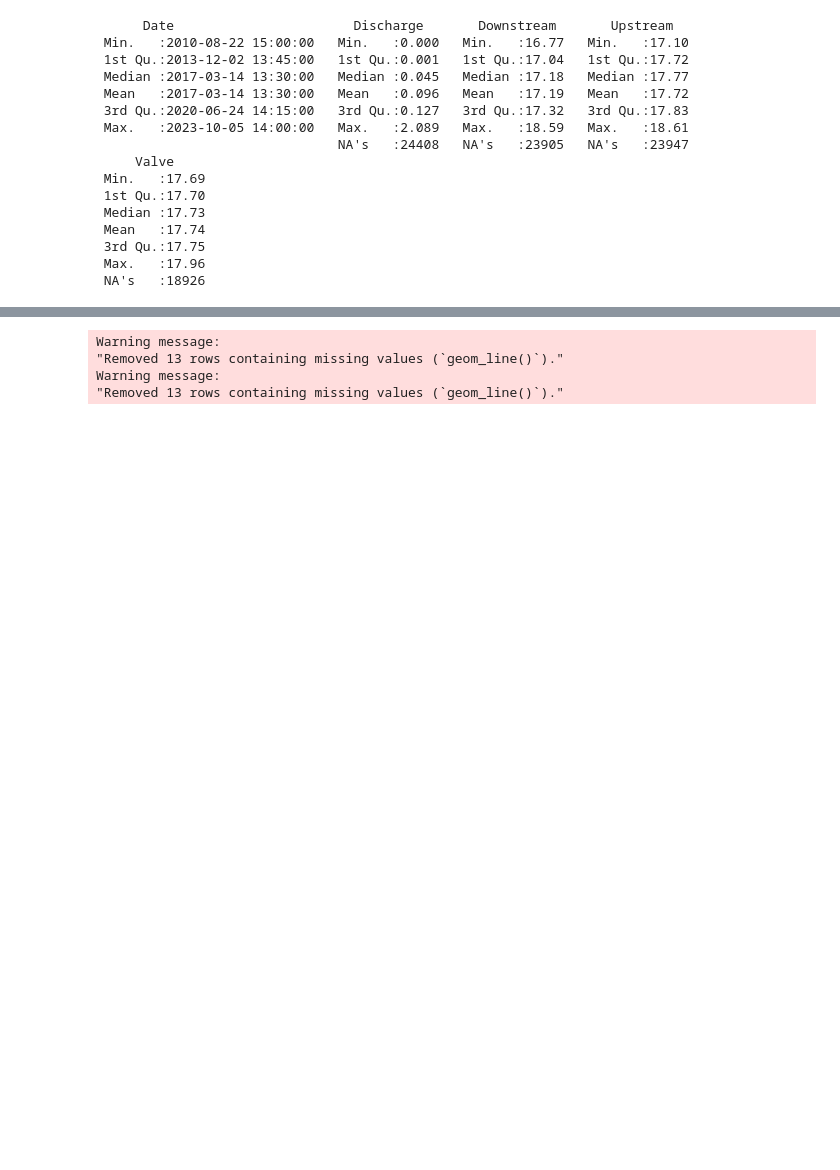
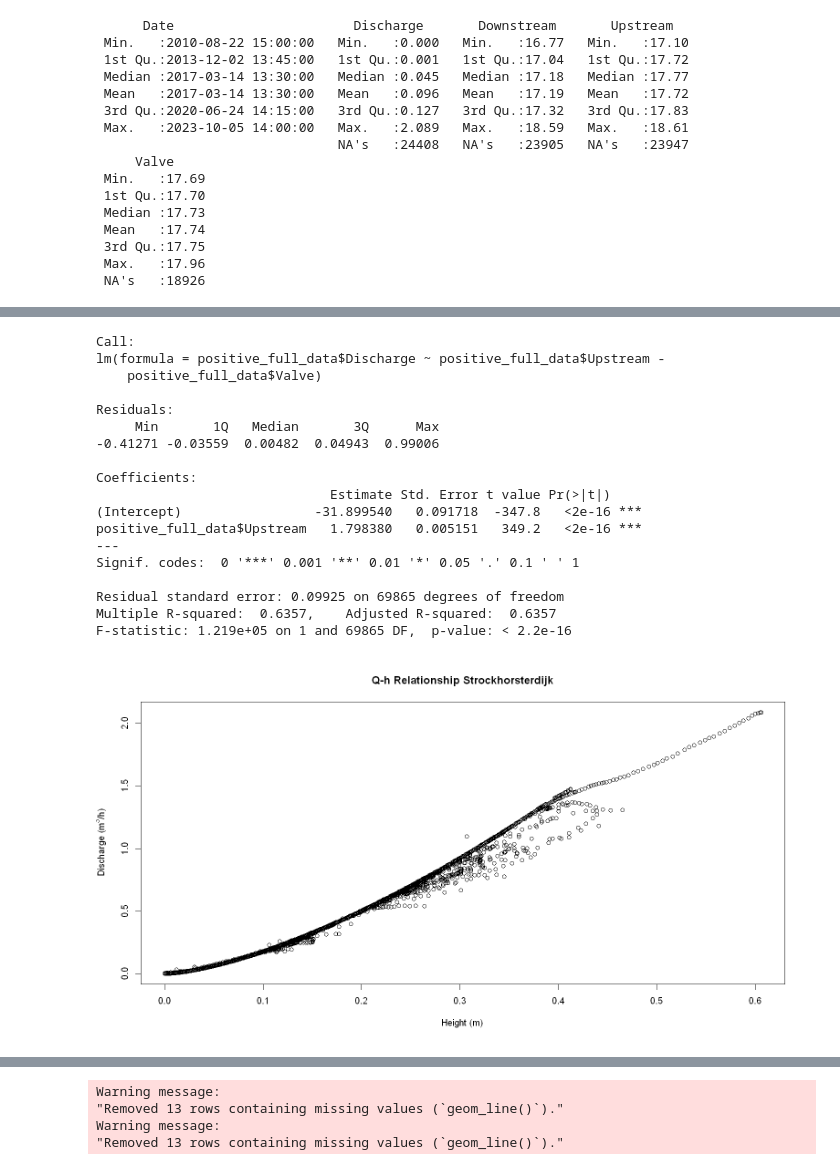
Before and after one commit to sanlocoz/EDCA, a Jupyter notebook: Data Processing.ipynb, the cells around one changed output, grey strips where cells are left out. Saved outputs shown, nothing was run; the diff lists cells and outputs as text; code cells hidden in the pictures; blank space fills up the shorter version.

```diff
--- a/Data Processing.ipynb
+++ b/Data Processing.ipynb
@@ -11,7 +11,9 @@ library(dplyr)
 rm(list=ls())
 # %%
 #change this to working directory
-setwd("D:/Wageningen/Period 1/EDCA/Part 2/Stew Strockhorsterdijk")
+stew_name = "Strockhorsterdijk"
+dir = paste("D:/Wageningen/Period 1/EDCA/Part 2/Stew", stew_name)
+setwd(dir)
 # %%
 discharge = read.csv('Discharge.csv', skip=16, sep=";")
 upstream = read.csv('Upstream.csv', skip=16, sep=";")
@@ -164,0 +128,6 @@ full_data$Discharge
+# %%
+#ommiting NA values and choosing only positive or 0 data
+positive_full_data <- full_data[full_data$Upstream-full_data$Valve >= 0,]
+positive_full_data <- na.omit(positive_full_data)
+
+print(head(positive_full_data))
@@ -164,0 +142,7 @@ full_data$Discharge
+# %%
+#adding h (water level) column
+options(repr.plot.width = 13)
+
+positive_full_data$h = positive_full_data$Upstream-positive_full_data$Valve
+
+print(head(positive_full_data))
@@ -164,0 +157,27 @@ full_data$Discharge
+# %%
+plot(x = positive_full_data$Upstream-positive_full_data$Valve, y = positive_full_data$Discharge, main = paste("Q-h Relationship", stew_name), xlab = "Height (m)", ylab = expression(paste("Discharge (", m^3,"/h)")))
+lm_model <- lm(positive_full_data$Discharge ~ positive_full_data$Upstream-positive_full_data$Valve)
+
+abline(lm_model, col = "red")
+
+summary(lm_model)
+# %% [output]
+Call:
+lm(formula = positive_full_data$Discharge ~ positive_full_data$Upstream -
+    positive_full_data$Valve)
+
+Residuals:
+     Min       1Q   Median       3Q      Max
+-0.41271 -0.03559  0.00482  0.04943  0.99006
+
+Coefficients:
+                              Estimate Std. Error t value Pr(>|t|)
+(Intercept)                 -31.899540   0.091718  -347.8   <2e-16 ***
+positive_full_data$Upstream   1.798380   0.005151   349.2   <2e-16 ***
+---
+Signif. codes:  0 '***' 0.001 '**' 0.01 '*' 0.05 '.' 0.1 ' ' 1
+
+Residual standard error: 0.09925 on 69865 degrees of freedom
+Multiple R-squared:  0.6357,    Adjusted R-squared:  0.6357
+F-statistic: 1.219e+05 on 1 and 69865 DF,  p-value: < 2.2e-16
+[figure, added]
```
Also changed, not shown: parts of 13 cells of this notebook.
